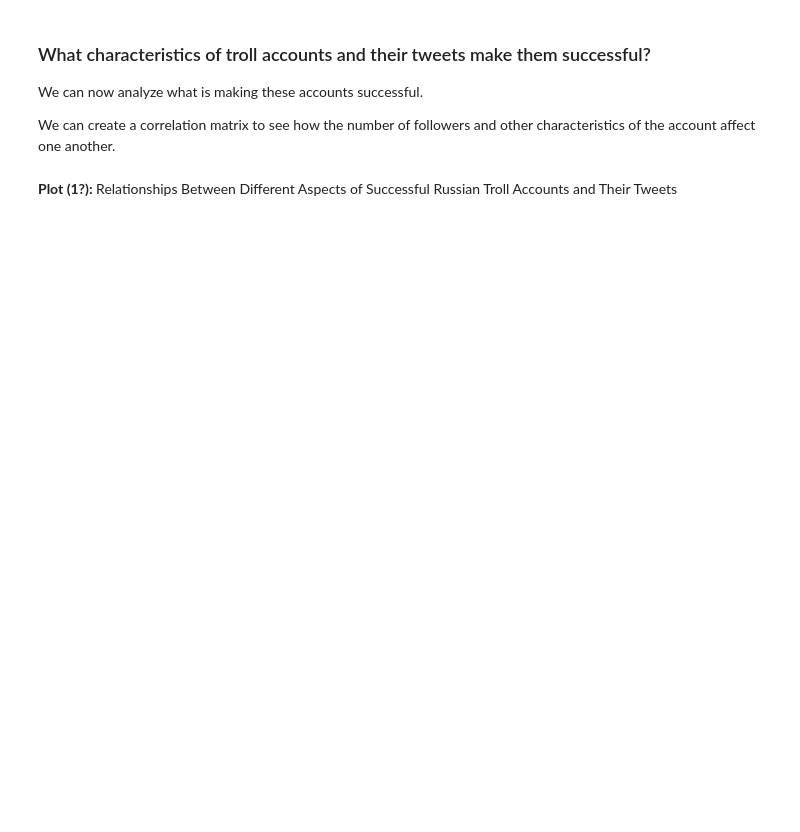
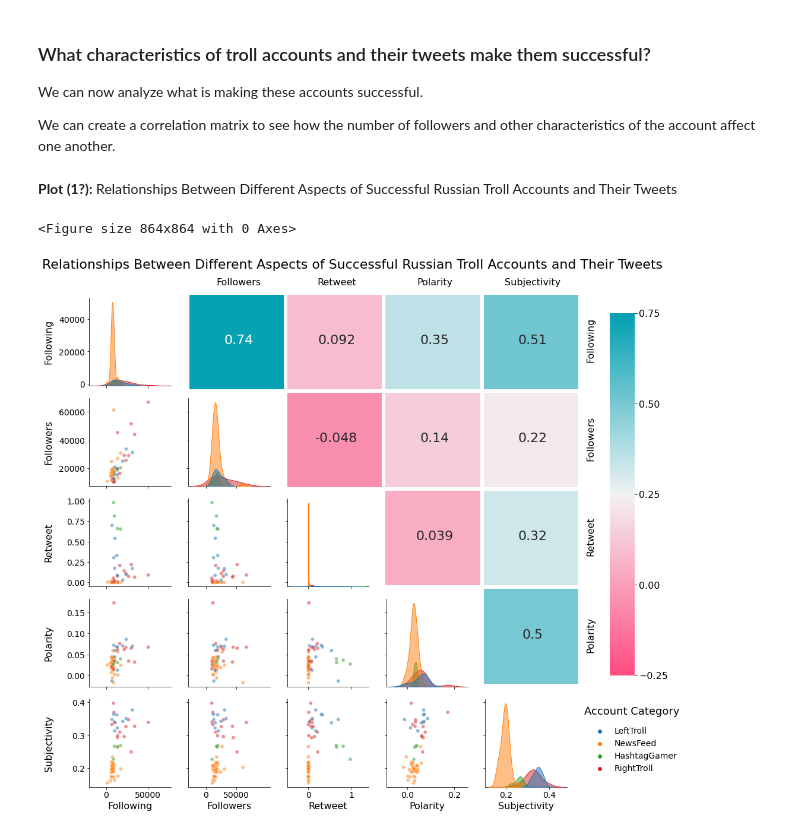
Before and after one commit to fahm1/portfolio, a Jupyter notebook: Troll Tweet Analysis/checkpoint_notebook.ipynb, the cells around one changed output. Cells and saved outputs as stored; diff of their text form; code cells hidden in the pictures; blank space fills up the shorter version.

```diff
--- a/Troll Tweet Analysis/checkpoint_notebook.ipynb
+++ b/Troll Tweet Analysis/checkpoint_notebook.ipynb
@@ -331,8 +347,6 @@ pg = sns.PairGrid(df_plot.drop(columns=col_to_drop), hue='account_category', dia
 # create new axis for heatmap and colorbar
 (xmin, _), (_, ymax) = pg.axes[0, 0].get_position().get_points()
 (_, ymin), (xmax, _) = pg.axes[-1, -1].get_position().get_points()
-# ax1 = pg.fig.add_axes([xmin - 0.061, ymin - 0.003, xmax - xmin, ymax - ymin], facecolor='none')
-# ax2 = pg.fig.add_axes([0.91, 0.266, 0.04, 0.678], facecolor='none')
 ax1 = pg.fig.add_axes([xmin - 0.052, ymin + 0.01, xmax - xmin + 0.003, ymax - ymin + 0.003], facecolor='none')
 ax2 = pg.fig.add_axes([0.91, 0.27, 0.04, 0.678], facecolor='none')
 
@@ -365,34 +379,39 @@ pg.map_offdiag(sns.scatterplot, alpha=0.5)
 
 # add a legend and legend title
 pg.add_legend(title='', adjust_subtitles=True, bbox_to_anchor=(0.53, -0.119, .5, .5),
               fontsize=14)
 plt.text(.56, 9.5, 'Account Category    ', fontsize=18, weight='medium')
 
 # add linewidths to the heatmap manually
 x_pos = [0.39, -0.06, -0.512, -0.962]
 y_pos = [65.4, 52.6, 39.81, 27.05]
 line_count = [23, 17, 12, 7]
 for i in range(4):
     plt.text(0.55, y_pos[i], '_' * line_count[i], fontsize=60, weight='heavy', c='white', ha='right')
     plt.text(x_pos[i], 64.9, '_' * line_count[i], fontsize=60, weight='heavy', c='white', va='top', rotation=90)
 
 # configure and edit labels
 label_pads = [10, 10, 23, 23, 31.5]
 axis_labels = ['Following', 'Followers', 'Retweet', 'Polarity', 'Subjectivity']
 
 for idx, ax in enumerate(pg.axes.flat[0:21:5]):
-    ax.set_ylabel(axis_labels[idx], labelpad=label_pads[idx], fontsize=14)
+    ax.set_ylabel(axis_labels[idx], labelpad=label_pads[idx], fontsize=16)
 
-for idx, ax in enumerate(pg.axes.flat[:5]):
-    ax.set_xlabel(axis_labels[idx])
+for idx, ax in enumerate(pg.axes.flat[20:25]):
+    ax.set_xlabel(axis_labels[idx], fontsize=16)
+
+# print(len(pg.axes.flat))
 
 for ax in pg.axes.flat[1:21:5]:
     ax.set_xticks([0, 50000])
 
 plt.suptitle('Relationships Between Different Aspects of Successful Russian Troll Accounts and Their Tweets',
-             fontsize=22, y=1.035, ha='center', va='center')
+             fontsize=22, y=1.038, ha='center', va='center')
 
 # plt.savefig('tweet_characteristics.png', bbox_inches='tight', facecolor='w', dpi=200)
 # plt.savefig('tweet_characteristics.png', bbox_inches='tight', facecolor='w', dpi=800)
 
 plt.show()
+# %% [output]
+<Figure size 864x864 with 0 Axes>
+[figure, added]
```
Also changed, not shown: parts of 7 cells of this notebook.
